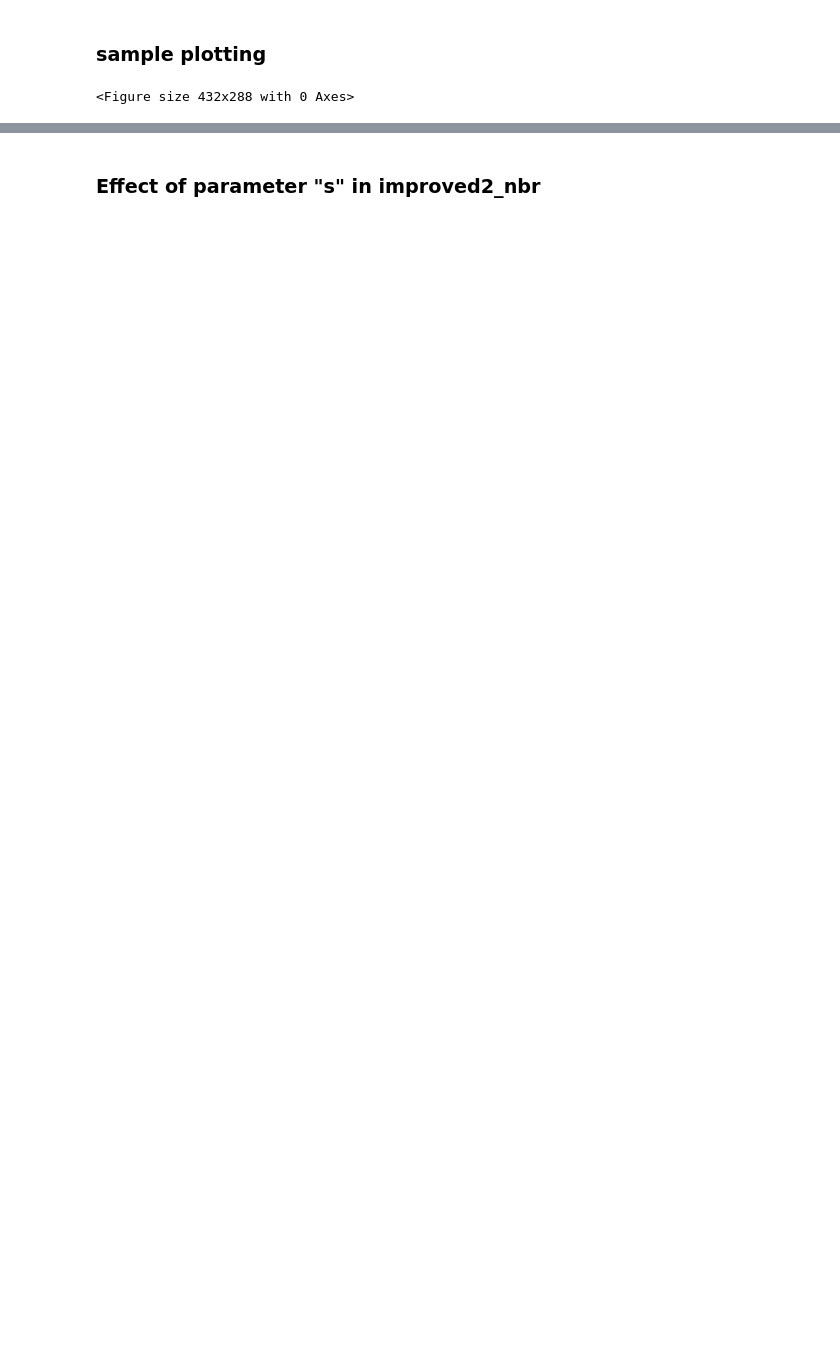
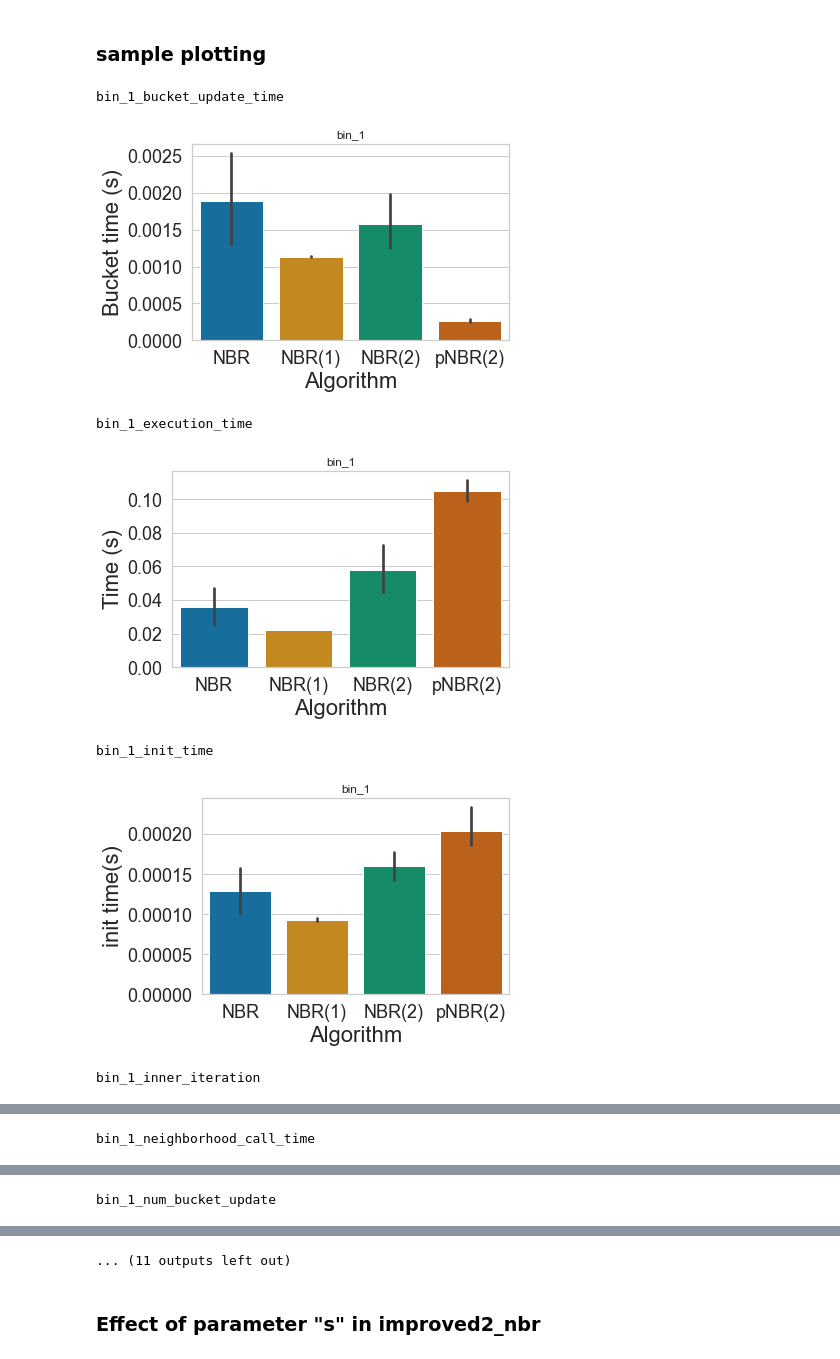
Before and after one commit to bishwamittra/scripts_hg-core-decomposition, a Jupyter notebook: read_output.ipynb, the cells around one changed output, grey strips where cells are left out. Drawn from its saved outputs; the diff is of its cells as text; code cells hidden in the pictures; blank space fills up the shorter version.

Commit message:
read_output modified for parallel run

```diff
--- a/read_output.ipynb
+++ b/read_output.ipynb
@@ -7,8 +7,8 @@ import numpy as np
 import os
 import shutil
 
-# output_folder = 'data/output/'
-output_folder = '/Users/nus/hg-core-decomposition/backup_output/mpi/data/output/'
+output_folder = 'data/output/'
+# output_folder = '/Users/nus/hg-core-decomposition/backup_output/mpi/data/output/'
 # output_folder = 'run_1/mpi/data/output/'
 # output_folder = 'run_2(mac)/data/output/'
 
@@ -50,13 +44,13 @@ print(df.shape)
 # %% [markdown]
 ### sample plotting
 # %%
-save = True
+save = False
 
 
 sns.set(rc={'figure.figsize':(6,4)})
 sns.set_style("whitegrid", {'axes.grid' : True})
 
-columns = ['bucket update time', 'execution time', 'init time', 'inner iteration', 'neighborhood call time', 'num bucket update', 'num neighborhood computation', 'num subgraph call', 'outerloop time',  'subgraph computation time', 'total iteration', 'num_threads']
+columns = ['bucket update time', 'execution time', 'init time', 'inner iteration', 'neighborhood call time', 'num bucket update', 'num neighborhood computation', 'num subgraph call', 'outerloop time',  'subgraph computation time', 'total iteration']
 good_name = {
     'bucket update time' : 'Bucket time (s)',
     'execution time' : "Time (s)",
@@ -68,7 +62,8 @@ good_name = {
     'outerloop time': "outloop time(s)",
     'init time': 'init time(s)',
     'total iteration': '#total iterations',
-    'inner iteration': '#inner iterations'
+    'inner iteration': '#inner iterations',
+    # 'num_threads' : '#Threads'
 }
 
 good_name_algo = {
@@ -76,34 +71,41 @@ good_name_algo = {
     'improved_nbr' : "NBR(1)",
     'improved2_nbr' : "NBR(2)",
     'par_improved2_nbr' : "pNBR(2)",
+    'par_improved3_nbr' : "pNBR(3)",
     'naive_degree' : "DEG"
 }
 
 group_list = ['dataset']
 for key, item in df.groupby(group_list, as_index=False):
     # key contains dataset
     item['param_s'] = item['param_s'].astype(int)
     item = item.replace({"algo": good_name_algo})
     for y_axis in columns:
 
         sns.barplot(x='algo', y=y_axis, data=item, palette='colorblind', order=['NBR', 'NBR(1)', 'NBR(2)',"pNBR(2)"])
         plt.xlabel('Algorithm', fontsize=fontsize)
         plt.ylabel(good_name[y_axis], fontsize=fontsize)
         # plt.yscale("log")
         plt.xticks(fontsize=labelsize)
         plt.yticks(fontsize=labelsize)
         plt.title(key)
         plt.tight_layout()
         filename = (key + " " + y_axis).replace(" ", "_")
         if(save):
             plt.savefig(output_folder+"fig/" + filename + ".pdf")
         else:
             print(filename)
             plt.show()
         plt.clf()
 
     # Commnet out following to see full results
     if(not save):
         break
 # %% [output]
-<Figure size 432x288 with 0 Axes>
+bin_1_bucket_update_time
+[figure, added]
+bin_1_execution_time
+[figure, added]
+bin_1_init_time
+[figure, added]
+bin_1_inner_iteration
@@ -109,0 +113 @@ for key, item in df.groupby(group_list, as_index=False):
+bin_1_neighborhood_call_time
@@ -109,0 +115 @@ for key, item in df.groupby(group_list, as_index=False):
+bin_1_num_bucket_update
@@ -110,3 +117,4 @@ for key, item in df.groupby(group_list, as_index=False):
+... (11 outputs left out)
 # %% [markdown]
 ### Effect of parameter "s" in improved2_nbr
 # %%
```
Also changed, not shown: parts of 8 cells of this notebook.
